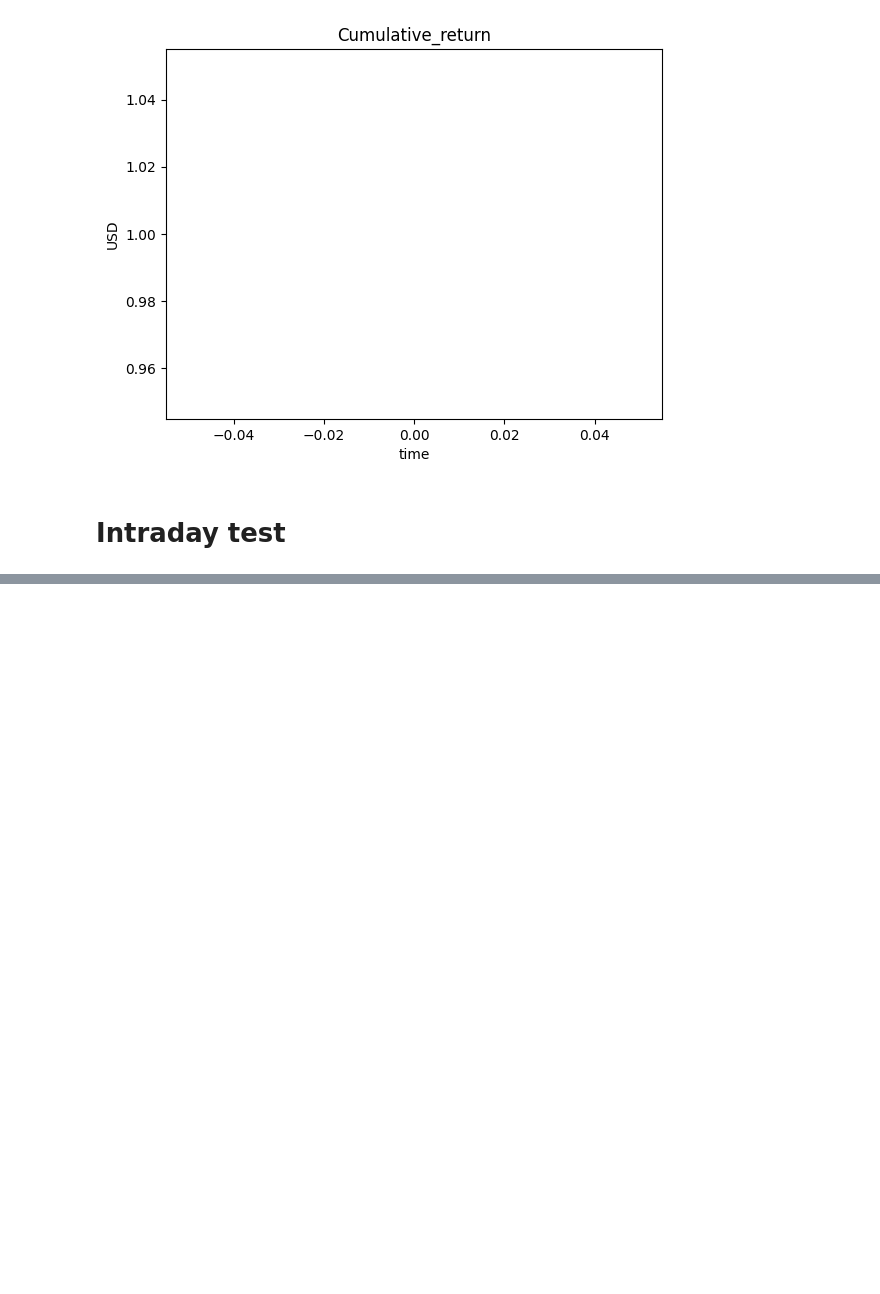
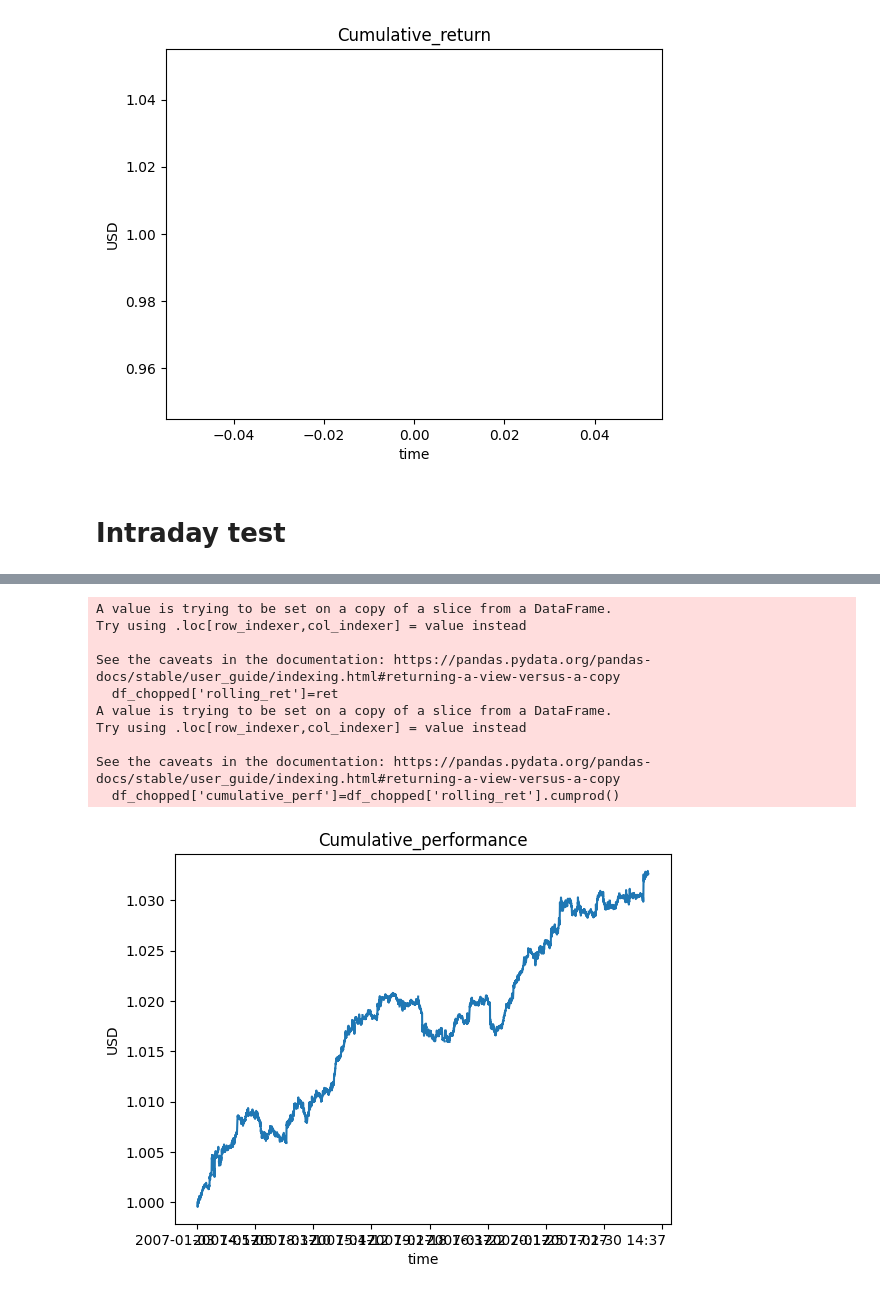
Before and after one commit to chgendreau/market-states-trading-strategy, a Jupyter notebook: strateg_test.ipynb, the cells around one changed output, grey strips where cells are left out. Drawn from its saved outputs; the diff is of its cells as text; code cells hidden in the pictures; blank space fills up the shorter version.

Commit message:
1 minute test

```diff
--- a/strateg_test.ipynb
+++ b/strateg_test.ipynb
@@ -211,0 +257,13 @@ print((df['trade_price'].isnull().mean() * 100).round(2))
+# %%
+filepath1=r"D:\Document\EPFL_Coursework\FinancialBigData\clean\2007-01-01-to-2007-01-31-vwap.parquet"
+filepath2=r"D:\Document\EPFL_Coursework\FinancialBigData\clean\2007-02-01-to-2007-02-28-vwap.parquet"
+filepath3=r"D:\Document\EPFL_Coursework\FinancialBigData\clean\2007-03-01-to-2007-04-30-vwap.parquet"
+df1=pd.read_parquet(filepath1)
+df2=pd.read_parquet(filepath2)
+df3=pd.read_parquet(filepath3)
+df = pd.concat([df1, df2, df3])
+# df2=df.set_index(['minute','ticker'])
+# result=df2['vwap']
+all=df.set_index(['minute','ticker']).unstack(level='ticker')
+
+all.info()
@@ -211,0 +288,5 @@ print((df['trade_price'].isnull().mean() * 100).round(2))
+# %%
+all_fill = all.ffill().bfill()
+r=np.log(all_fill).diff()
+
+r.head()
@@ -211,0 +303,14 @@ print((df['trade_price'].isnull().mean() * 100).round(2))
+# %%
+market_state_strategy(r)
+# %% [output]
+A value is trying to be set on a copy of a slice from a DataFrame.
+Try using .loc[row_indexer,col_indexer] = value instead
+
+See the caveats in the documentation: https://pandas.pydata.org/pandas-docs/stable/user_guide/indexing.html#returning-a-view-versus-a-copy
+  df_chopped['rolling_ret']=ret
+A value is trying to be set on a copy of a slice from a DataFrame.
+Try using .loc[row_indexer,col_indexer] = value instead
+
+See the caveats in the documentation: https://pandas.pydata.org/pandas-docs/stable/user_guide/indexing.html#returning-a-view-versus-a-copy
+  df_chopped['cumulative_perf']=df_chopped['rolling_ret'].cumprod()
+[figure, added]
```
Also changed, not shown: parts of 16 cells of this notebook, 1 other file.
